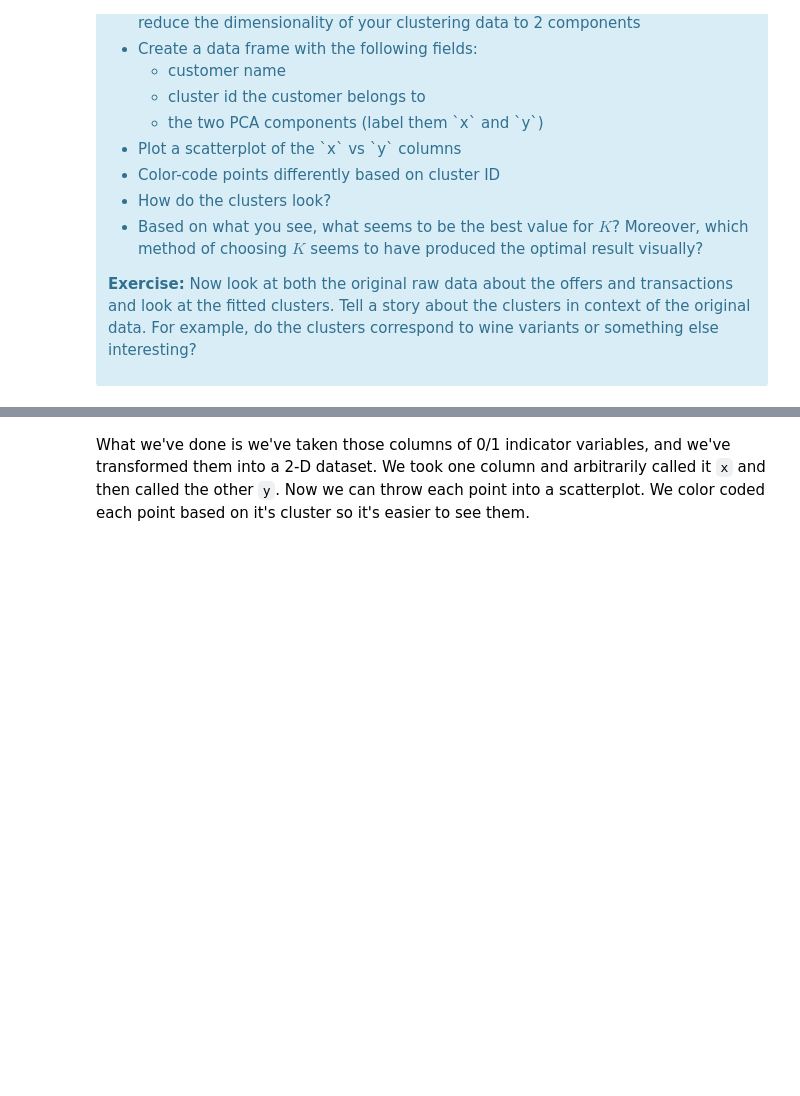
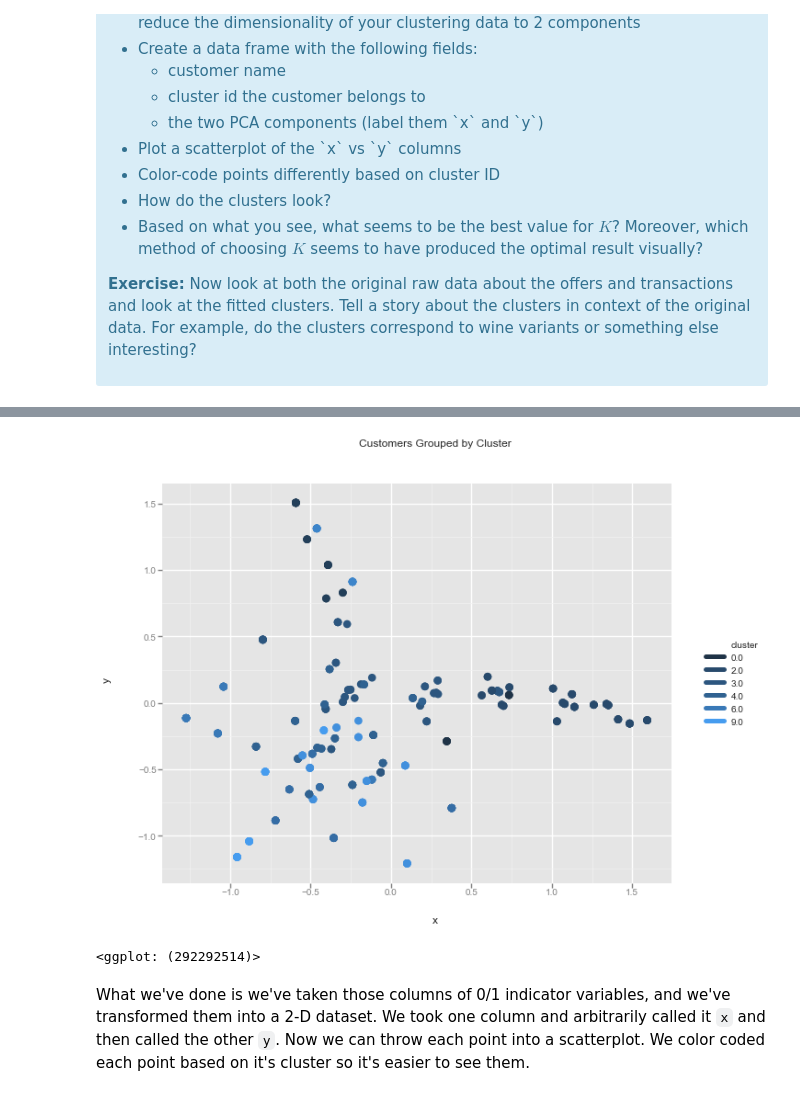
Before and after one commit to tanaysd/Data-Science-Springboard, a Jupyter notebook: 11_5_3_Customer_Segmentation_Clustering.ipynb, the cells around one changed output, grey strips where cells are left out. Drawn from its saved outputs; the diff is of its cells as text; code cells hidden in the pictures; blank space fills up the shorter version.

```diff
--- a/11_5_3_Customer_Segmentation_Clustering.ipynb
+++ b/11_5_3_Customer_Segmentation_Clustering.ipynb
@@ -279,0 +420,12 @@ This is only one use of PCA for dimension reduction. We can also use PCA when we
+# %%
+#your turn
+
+from sklearn.decomposition import PCA
+
+pca = PCA(n_components=2)
+response_matrix['x'] = pca.fit_transform(response_matrix[x_cols])[:,0]
+response_matrix['y'] = pca.fit_transform(response_matrix[x_cols])[:,1]
+response_matrix = response_matrix.reset_index()
+
+customer_clusters = response_matrix[['customer_name', 'cluster', 'x', 'y']]
+customer_clusters.head()
@@ -280,3 +439,15 @@ This is only one use of PCA for dimension reduction. We can also use PCA when we
+# %%
+df = pd.merge(df_transactions, customer_clusters)
+df = pd.merge(df_offers, df)
+
+from ggplot import *
+
+ggplot(df, aes(x='x', y='y', color='cluster')) + \
+    geom_point(size=75) + \
+    ggtitle("Customers Grouped by Cluster")
+# %% [output]
+[figure, added]
+<ggplot: (292292514)>
 # %% [markdown]
 What we've done is we've taken those columns of 0/1 indicator variables, and we've transformed them into a 2-D dataset. We took one column and arbitrarily called it `x` and then called the other `y`. Now we can throw each point into a scatterplot. We color coded each point based on it's cluster so it's easier to see them.
 # %% [markdown]
```
Also changed, not shown: parts of 11 cells of this notebook.
